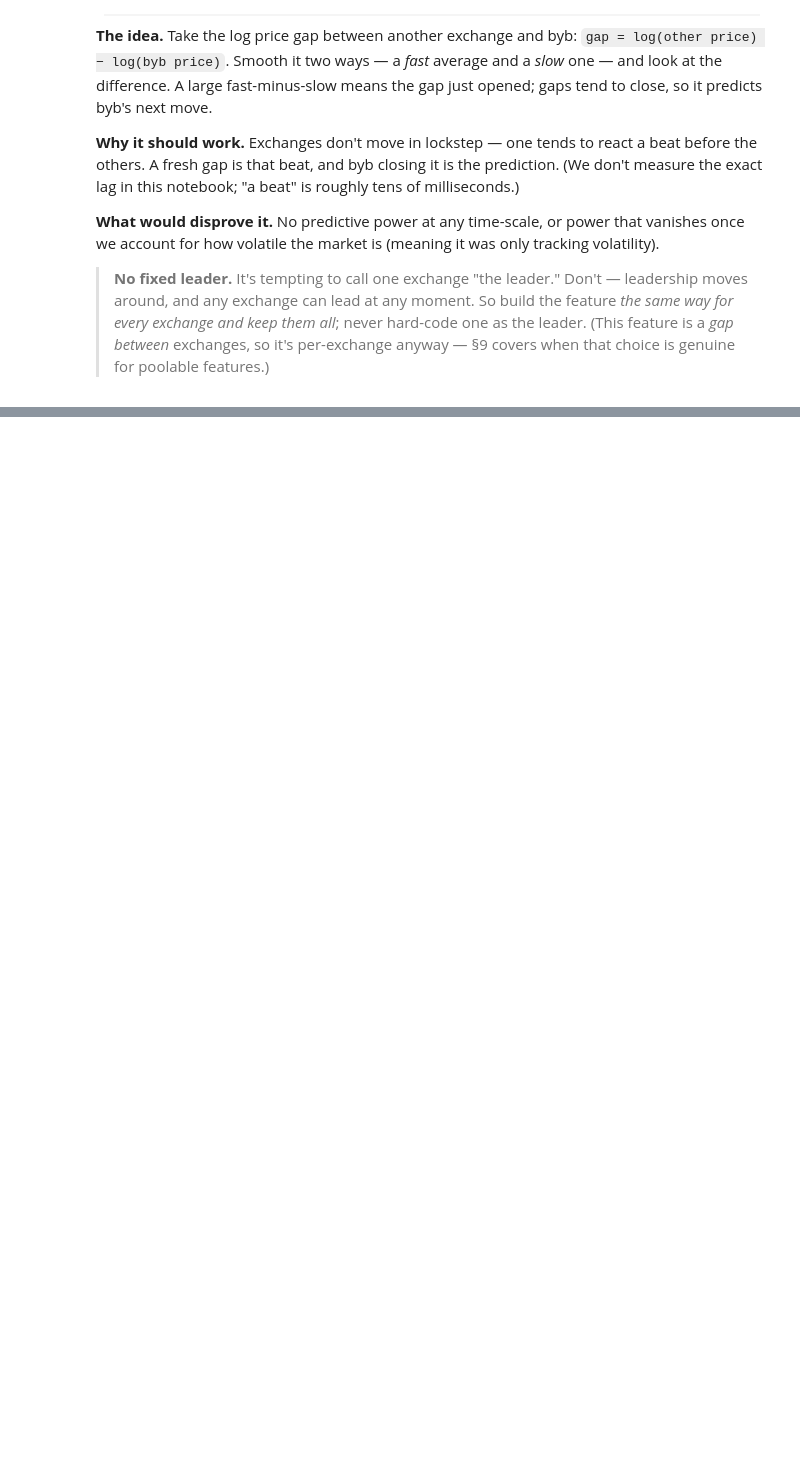
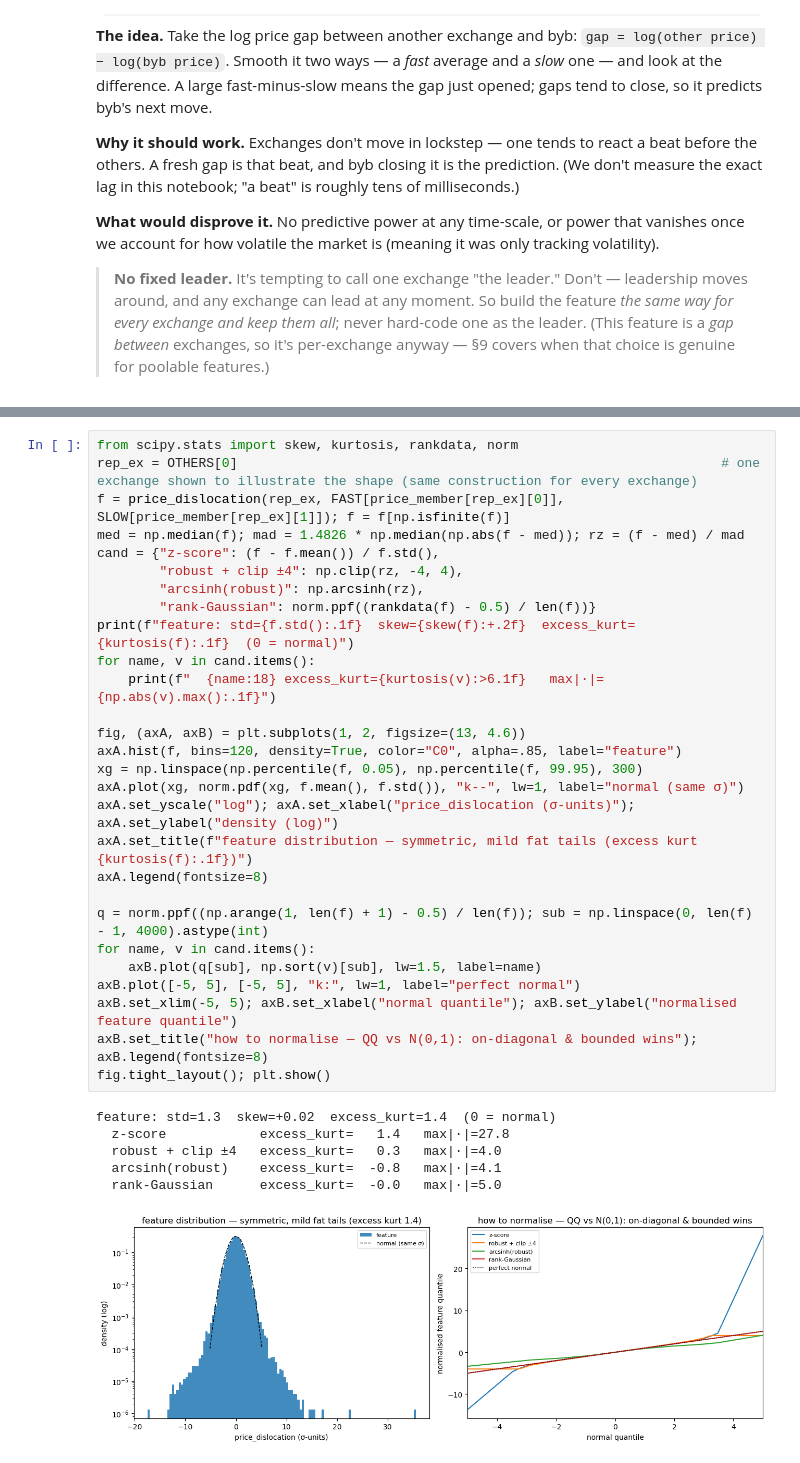
Before and after one commit to leithboyd/boba, a Jupyter notebook: notebooks/features/template.ipynb, the cells around one changed output, grey strips where cells are left out. Cells and saved outputs as stored; diff of their text form; blank space fills up the shorter version.

```diff
--- a/notebooks/features/template.ipynb
+++ b/notebooks/features/template.ipynb
@@ -769 +836,36 @@ whether it survives out-of-sample across a market-regime change.
+# %%
+from scipy.stats import skew, kurtosis, rankdata, norm
+rep_ex = OTHERS[0]                                                              # one exchange shown to illustrate the shape (same construction for every exchange)
+f = price_dislocation(rep_ex, FAST[price_member[rep_ex][0]], SLOW[price_member[rep_ex][1]]); f = f[np.isfinite(f)]
+med = np.median(f); mad = 1.4826 * np.median(np.abs(f - med)); rz = (f - med) / mad
+cand = {"z-score": (f - f.mean()) / f.std(),
+        "robust + clip ±4": np.clip(rz, -4, 4),
+        "arcsinh(robust)": np.arcsinh(rz),
+        "rank-Gaussian": norm.ppf((rankdata(f) - 0.5) / len(f))}
+print(f"feature: std={f.std():.1f}  skew={skew(f):+.2f}  excess_kurt={kurtosis(f):.1f}  (0 = normal)")
+for name, v in cand.items():
+    print(f"  {name:18} excess_kurt={kurtosis(v):>6.1f}   max|·|={np.abs(v).max():.1f}")
+
+fig, (axA, axB) = plt.subplots(1, 2, figsize=(13, 4.6))
+axA.hist(f, bins=120, density=True, color="C0", alpha=.85, label="feature")
+xg = np.linspace(np.percentile(f, 0.05), np.percentile(f, 99.95), 300)
+axA.plot(xg, norm.pdf(xg, f.mean(), f.std()), "k--", lw=1, label="normal (same σ)")
+axA.set_yscale("log"); axA.set_xlabel("price_dislocation (σ-units)"); axA.set_ylabel("density (log)")
+axA.set_title(f"feature distribution — symmetric, mild fat tails (excess kurt {kurtosis(f):.1f})")
+axA.legend(fontsize=8)
+
+q = norm.ppf((np.arange(1, len(f) + 1) - 0.5) / len(f)); sub = np.linspace(0, len(f) - 1, 4000).astype(int)
+for name, v in cand.items():
+    axB.plot(q[sub], np.sort(v)[sub], lw=1.5, label=name)
+axB.plot([-5, 5], [-5, 5], "k:", lw=1, label="perfect normal")
+axB.set_xlim(-5, 5); axB.set_xlabel("normal quantile"); axB.set_ylabel("normalised feature quantile")
+axB.set_title("how to normalise — QQ vs N(0,1): on-diagonal & bounded wins"); axB.legend(fontsize=8)
+fig.tight_layout(); plt.show()
+# %% [output]
+feature: std=1.3  skew=+0.02  excess_kurt=1.4  (0 = normal)
+  z-score            excess_kurt=   1.4   max|·|=27.8
+  robust + clip ±4   excess_kurt=   0.3   max|·|=4.0
+  arcsinh(robust)    excess_kurt=  -0.8   max|·|=4.1
+  rank-Gaussian      excess_kurt=  -0.0   max|·|=5.0
+[figure, added]
 # %% [markdown]
```
Also changed, not shown: parts of 41 cells of this notebook, 2 other files.
